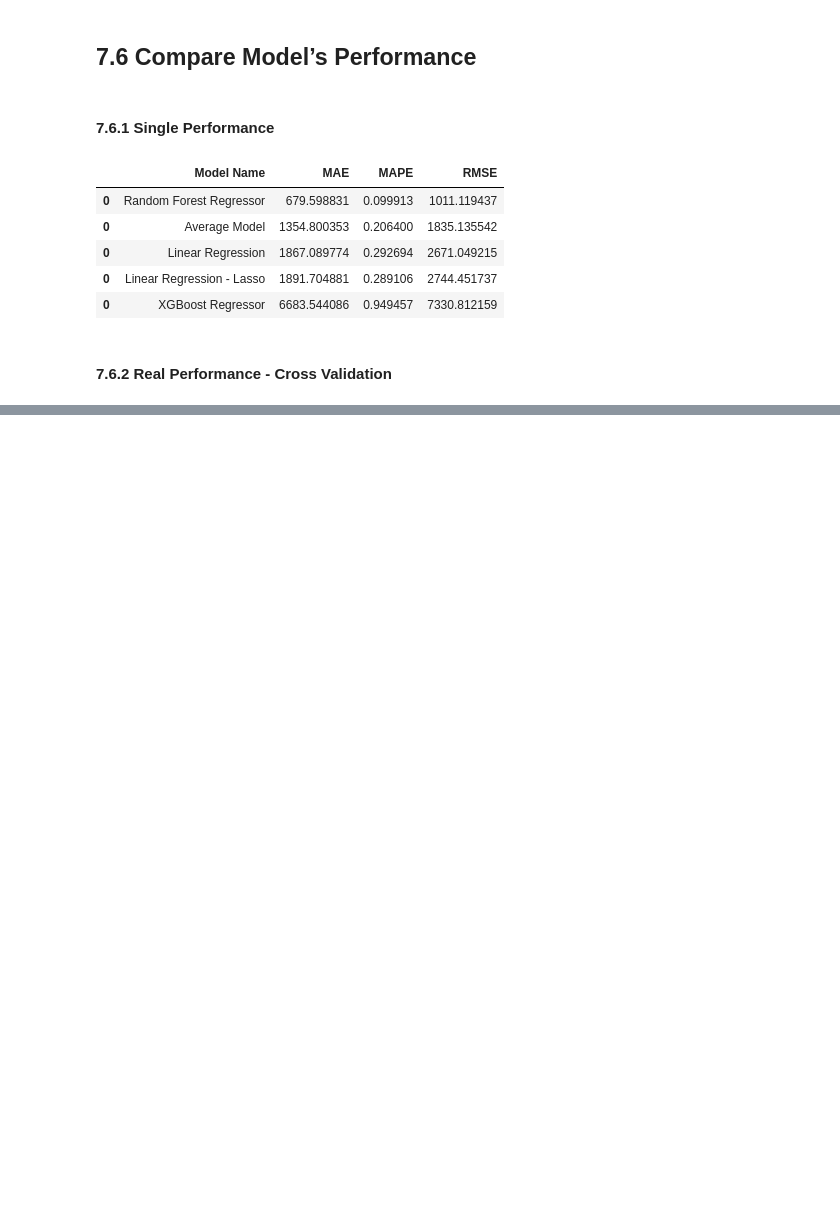
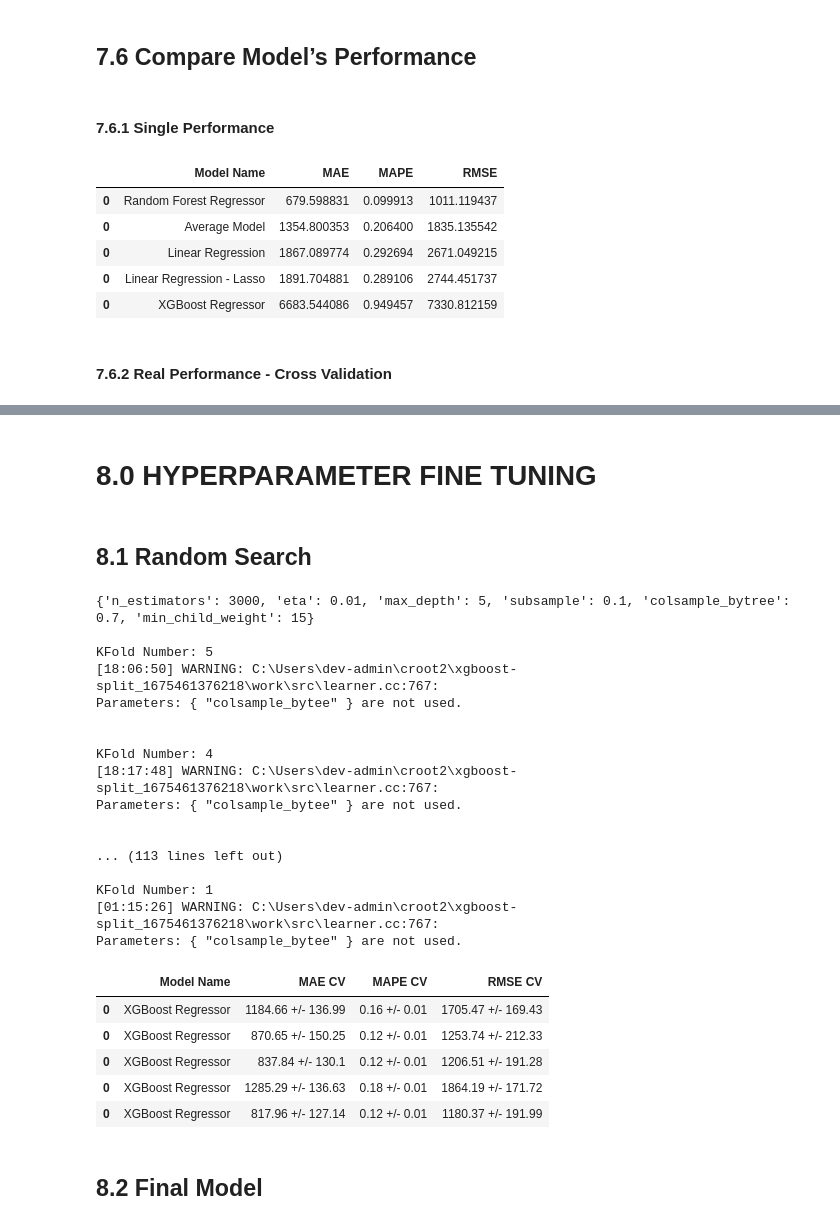
Before and after one commit to raquelEllem/rossmann_store_sales, a Jupyter notebook: rossmann_store_sales/ciclo08_store_sales_prediction.ipynb, the cells around one changed output, grey strips where cells are left out. Saved outputs shown, nothing was run; the diff lists cells and outputs as text; code cells hidden in the pictures; blank space fills up the shorter version.

```diff
--- a/rossmann_store_sales/ciclo08_store_sales_prediction.ipynb
+++ b/rossmann_store_sales/ciclo08_store_sales_prediction.ipynb
@@ -1324,2 +1351,74 @@ modelling_result_cv
 | 0 | Random Forest Regressor | 836.61 +/- 217.1 | 0.12 +/- 0.02 | 1254.3 +/- 316.17 |
 | 0 | XGBoost Regressor | 7049.17 +/- 588.63 | 0.95 +/- 0.0 | 7715.17 +/- 689.51 |
+# %% [markdown]
+# 8.0 HYPERPARAMETER FINE TUNING
+# %% [markdown]
+## 8.1 Random Search
+# %%
+# Este dicionário define um conjunto de hiperparâmetros que serão ajustados durante o treinamento do modelo
+param = {
+    'n_estimators': [1500, 1700, 2500, 3000, 3500],  # Número de árvores na floresta
+    'eta': [0.01, 0.03],  # Taxa de aprendizado
+    'max_depth': [3, 5, 9],  # Profundidade máxima de cada árvore
+    'subsample': [0.1, 0.5, 0.7],  # Fração de observações a serem usadas para cada árvore
+    'colsample_bytree': [0.3, 0.7, 0.9],  # Fração de recursos a serem usados para cada árvore
+    'min_child_weight': [3, 8, 15]  # Peso mínimo de instância necessário em um nó filho
+}
+
+# Esta variável define o número de combinações de hiperparâmetros diferentes que serão testadas
+MAX_EVAL = 5
+# %%
+# Cria um DataFrame vazio para armazenar os resultados finais
+final_result = pd.DataFrame()
+
+# Loop através do número máximo de avaliações especificadas
+for i in range( MAX_EVAL ):
+
+    # Escolhe valores para os hiperparâmetros aleatoriamente
+    hp = { k: random.sample( v, 1 )[0] for k, v in param.items() }
+    print( hp )
+
+    # Cria um modelo XGBoostRegressor com os valores escolhidos para os hiperparâmetros
+    model_xgb = xgb.XGBRegressor(
+        objective='reg:squarederror',
+        n_estimators=hp['n_estimators'],
+        eta=hp['eta'],
+        max_depth=hp['max_depth'],
+        subsample=hp['subsample'],
+        colsample_bytee=hp['colsample_bytree'],
+        min_child_weight=hp['min_child_weight']
+    )
+
+    # Avalia o desempenho do modelo com validação cruzada usando a função 'cross_validation'
+    # e armazena o resultado em um DataFrame
+    result = cross_validation(x_training, 5, 'XGBoost Regressor', model_xgb, verbose=True)
+    final_result = pd.concat([final_result, result])
+
+# Retorna o DataFrame com os resultados finais
+final_result
+# %% [output]
+{'n_estimators': 3000, 'eta': 0.01, 'max_depth': 5, 'subsample': 0.1, 'colsample_bytree': 0.7, 'min_child_weight': 15}
+
+KFold Number: 5
+[18:06:50] WARNING: C:\Users\dev-admin\croot2\xgboost-split_1675461376218\work\src\learner.cc:767:
+Parameters: { "colsample_bytee" } are not used.
+
+
+KFold Number: 4
+[18:17:48] WARNING: C:\Users\dev-admin\croot2\xgboost-split_1675461376218\work\src\learner.cc:767:
+Parameters: { "colsample_bytee" } are not used.
+
+
+... (113 lines left out)
+
+KFold Number: 1
+[01:15:26] WARNING: C:\Users\dev-admin\croot2\xgboost-split_1675461376218\work\src\learner.cc:767:
+Parameters: { "colsample_bytee" } are not used.
+|  | Model Name | MAE CV | MAPE CV | RMSE CV |
+| 0 | XGBoost Regressor | 1184.66 +/- 136.99 | 0.16 +/- 0.01 | 1705.47 +/- 169.43 |
+| 0 | XGBoost Regressor | 870.65 +/- 150.25 | 0.12 +/- 0.01 | 1253.74 +/- 212.33 |
+| 0 | XGBoost Regressor | 837.84 +/- 130.1 | 0.12 +/- 0.01 | 1206.51 +/- 191.28 |
+| 0 | XGBoost Regressor | 1285.29 +/- 136.63 | 0.18 +/- 0.01 | 1864.19 +/- 171.72 |
+| 0 | XGBoost Regressor | 817.96 +/- 127.14 | 0.12 +/- 0.01 | 1180.37 +/- 191.99 |
+# %% [markdown]
+## 8.2 Final Model
```
Also changed, not shown: parts of 9 cells of this notebook, 2 other files.
